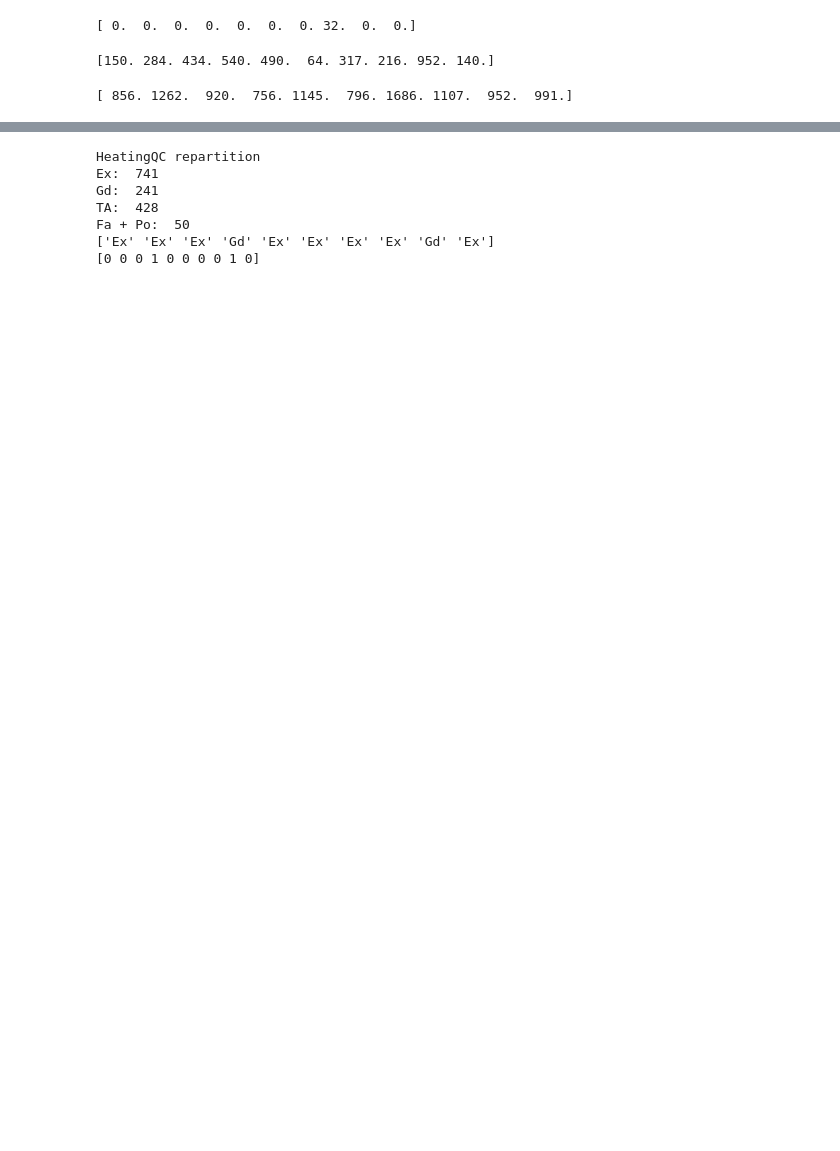
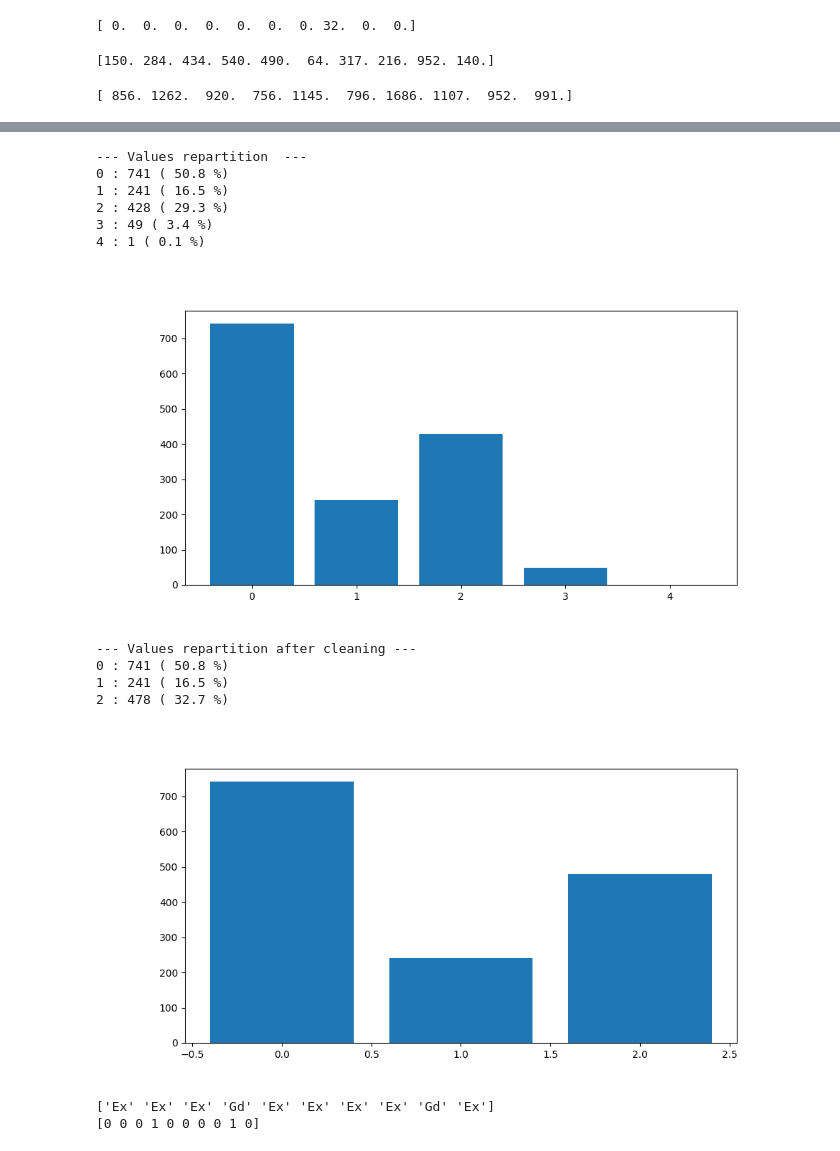
Before and after one commit to MaximeD34/house_price, a Jupyter notebook: data_processing.ipynb, the cells around one changed output, grey strips where cells are left out. Drawn from its saved outputs; the diff is of its cells as text; code cells hidden in the pictures; blank space fills up the shorter version.

```diff
--- a/data_processing.ipynb
+++ b/data_processing.ipynb
@@ -1085,23 +1086,33 @@ Wall : 4 ( 0.3 %)
 # %%
 #HeatingQC
-HeatingQC = data[:,40]
-heatingqc_mapping = {"Ex": 0, "Gd": 1, "TA": 2, "Fa": 3, "Po": 3} #group Po with Fa because of low number of Po and Fa
+HeatingQC = data[:,40].copy()
+heatingqc_mapping = {"Ex": 0, "Gd": 1, "TA": 2, "Fa": 3, "Po": 4} #group Po with Fa because of low number of Po and Fa
 HeatingQC = np.array([heatingqc_mapping[qual] for qual in HeatingQC])
 
-#print reparition of HeatingQC
-print("HeatingQC repartition")
-print("Ex: ", len(HeatingQC[HeatingQC == 0]))
-print("Gd: ", len(HeatingQC[HeatingQC == 1]))
-print("TA: ", len(HeatingQC[HeatingQC == 2]))
-print("Fa + Po: ", len(HeatingQC[HeatingQC == 3]))
+printRepartion(HeatingQC, list(heatingqc_mapping.values()))
+plotRepartition(HeatingQC, list(heatingqc_mapping.values()))
+
+#2 <= [2, 3, 4]
+HeatingQC[HeatingQC > 1] = 2
+heatingqc_mapping = {"Ex": 0, "Gd": 1, "TA, Fa, Po": 2}
+
+printRepartion(HeatingQC, list(heatingqc_mapping.values()), "after cleaning")
+plotRepartition(HeatingQC, list(heatingqc_mapping.values()))
 
 print(data[:10, 40])
 print(HeatingQC[:10])
 # %% [output]
-HeatingQC repartition
-Ex:  741
-Gd:  241
-TA:  428
-Fa + Po:  50
-['Ex' 'Ex' 'Ex' 'Gd' 'Ex' 'Ex' 'Ex' 'Ex' 'Gd' 'Ex']
-[0 0 0 1 0 0 0 0 1 0]
+--- Values repartition  ---
+0 : 741 ( 50.8 %)
+1 : 241 ( 16.5 %)
+2 : 428 ( 29.3 %)
+3 : 49 ( 3.4 %)
+4 : 1 ( 0.1 %)
+[figure, added]
+--- Values repartition after cleaning ---
+0 : 741 ( 50.8 %)
+1 : 241 ( 16.5 %)
+2 : 478 ( 32.7 %)
+[figure, added]
+['Ex' 'Ex' 'Ex' 'Gd' 'Ex' 'Ex' 'Ex' 'Ex' 'Gd' 'Ex']
+[0 0 0 1 0 0 0 0 1 0]
```
Also changed, not shown: parts of 7 cells of this notebook.
